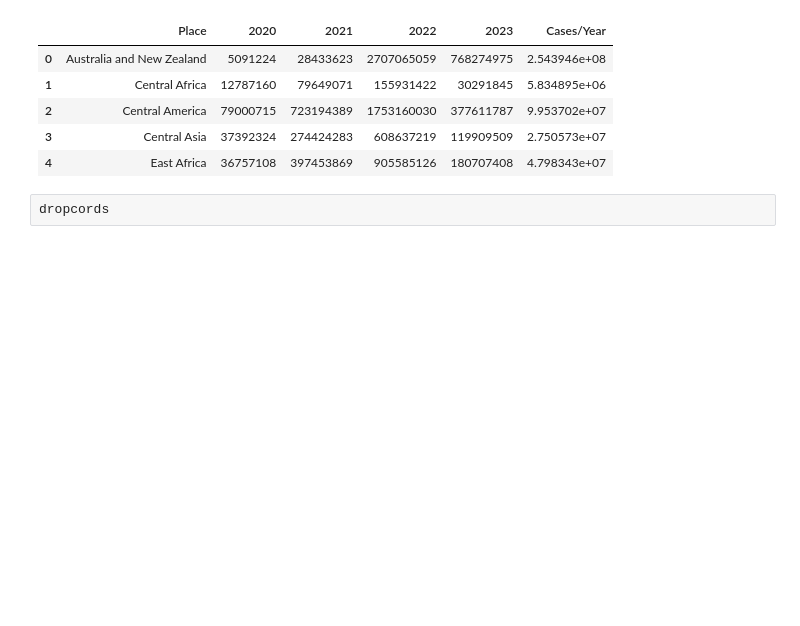
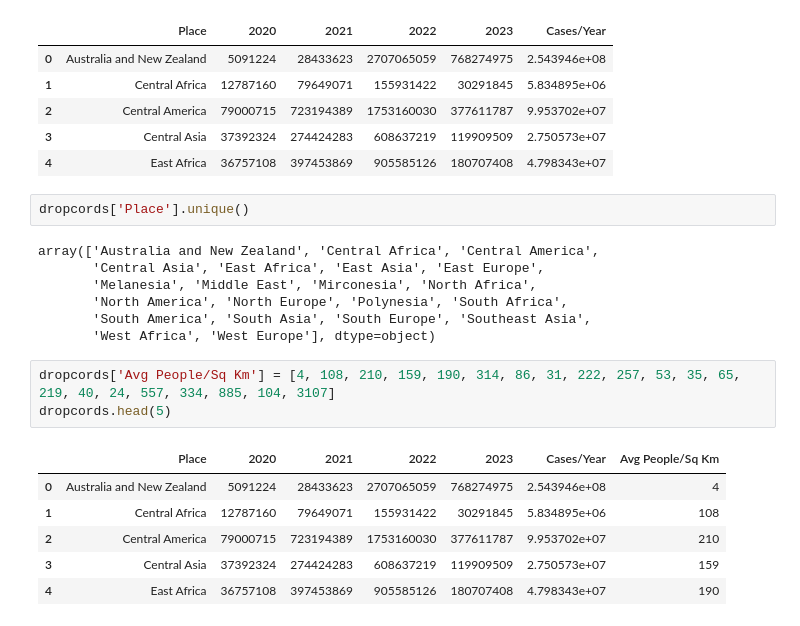
Before and after one commit to lily-the-real-lilly/first, a Jupyter notebook: CovidResearch.ipynb, the cells around one changed output. Drawn from its saved outputs; the diff is of its cells as text; blank space fills up the shorter version.

```diff
--- a/CovidResearch.ipynb
+++ b/CovidResearch.ipynb
@@ -517,4 +528,21 @@ dropcords.head()
 | 3 | Central Asia | 37392324 | 274424283 | 608637219 | 119909509 | 2.750573e+07 |
 | 4 | East Africa | 36757108 | 397453869 | 905585126 | 180707408 | 4.798343e+07 |
 # %%
-dropcords
+dropcords['Place'].unique()
+# %% [output]
+array(['Australia and New Zealand', 'Central Africa', 'Central America',
+       'Central Asia', 'East Africa', 'East Asia', 'East Europe',
+       'Melanesia', 'Middle East', 'Mirconesia', 'North Africa',
+       'North America', 'North Europe', 'Polynesia', 'South Africa',
+       'South America', 'South Asia', 'South Europe', 'Southeast Asia',
+       'West Africa', 'West Europe'], dtype=object)
+# %%
+dropcords['Avg People/Sq Km'] = [4, 108, 210, 159, 190, 314, 86, 31, 222, 257, 53, 35, 65, 219, 40, 24, 557, 334, 885, 104, 3107]
+dropcords.head(5)
+# %% [output]
+|  | Place | 2020 | 2021 | 2022 | 2023 | Cases/Year | Avg People/Sq Km |
+| 0 | Australia and New Zealand | 5091224 | 28433623 | 2707065059 | 768274975 | 2.543946e+08 | 4 |
+| 1 | Central Africa | 12787160 | 79649071 | 155931422 | 30291845 | 5.834895e+06 | 108 |
+| 2 | Central America | 79000715 | 723194389 | 1753160030 | 377611787 | 9.953702e+07 | 210 |
+| 3 | Central Asia | 37392324 | 274424283 | 608637219 | 119909509 | 2.750573e+07 | 159 |
+| 4 | East Africa | 36757108 | 397453869 | 905585126 | 180707408 | 4.798343e+07 | 190 |
```
Also changed, not shown: parts of 10 cells of this notebook.
